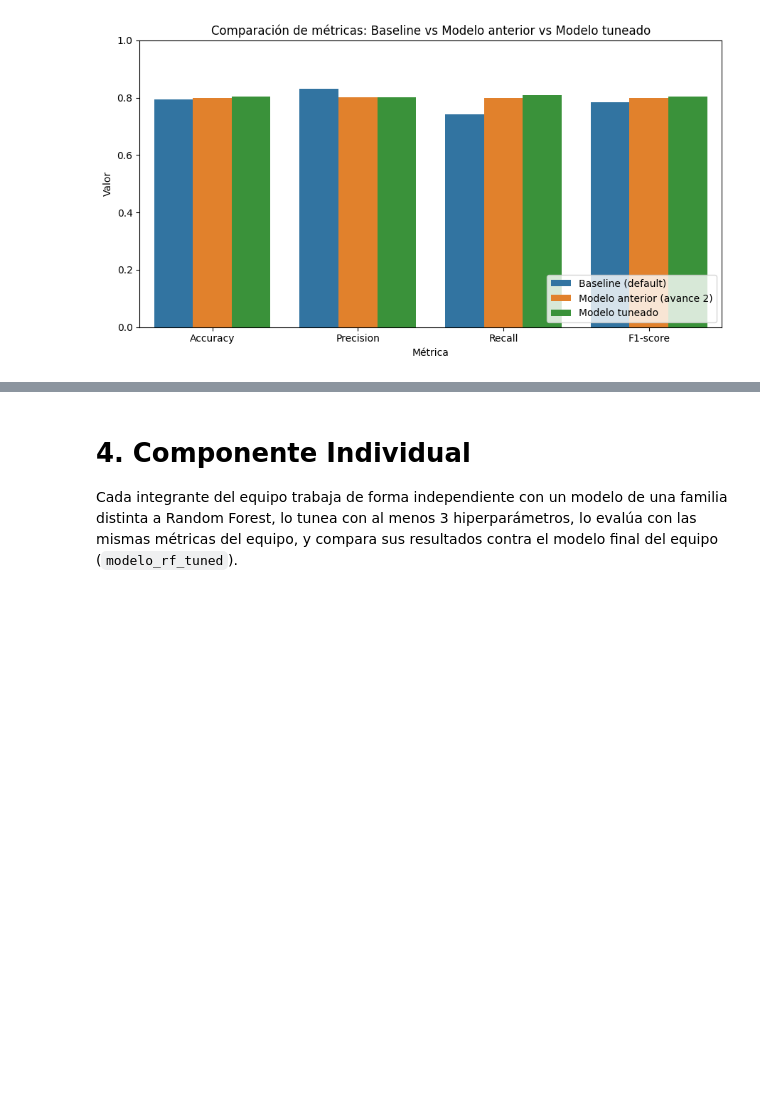
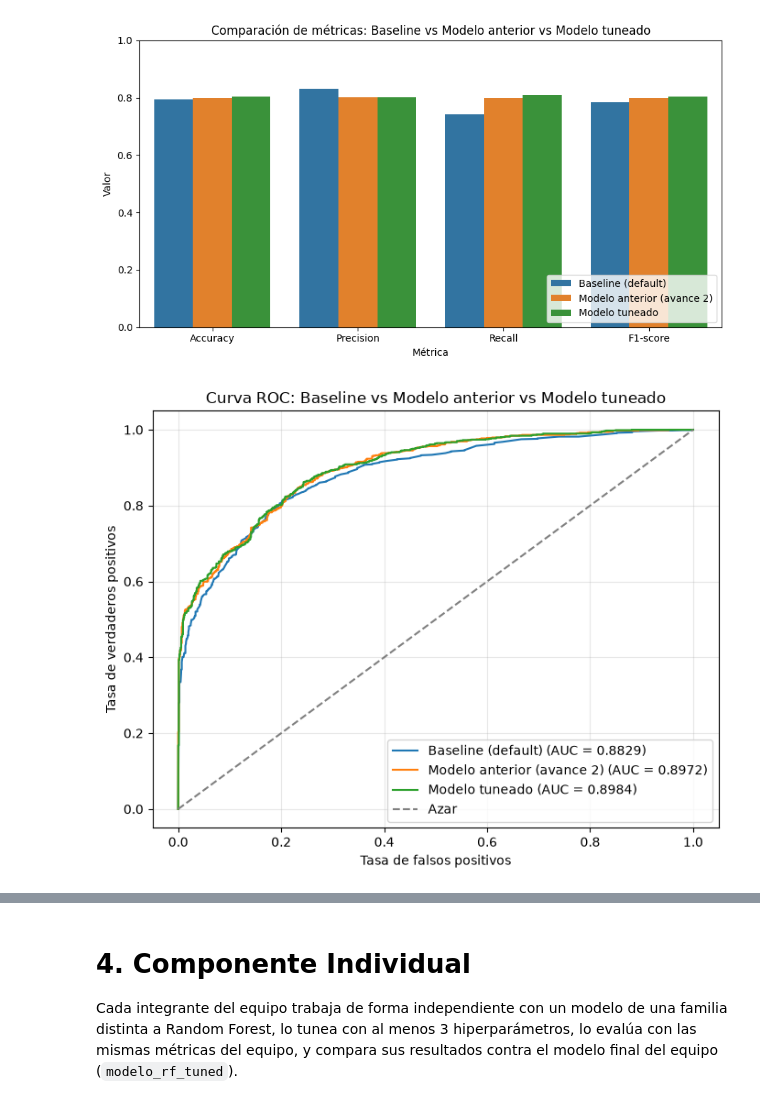
Before and after one commit to A01801224/TC3009C-RI, a Jupyter notebook: Notebooks/Reto_Tercer_Avance_Spaceship_Titanic.ipynb, the cells around one changed output, grey strips where cells are left out. Cells and saved outputs as stored; diff of their text form; code cells hidden in the pictures; blank space fills up the shorter version.

```diff
--- a/Notebooks/Reto_Tercer_Avance_Spaceship_Titanic.ipynb
+++ b/Notebooks/Reto_Tercer_Avance_Spaceship_Titanic.ipynb
@@ -570,6 +578,28 @@ plt.tight_layout()
 plt.show()
 # %% [output]
 [figure]
+# %%
+plt.figure(figsize=(7, 5.5))
+
+for modelo, nombre in [
+    (baseline_model, "Baseline (default)"),
+    (modelo_rf, "Modelo anterior (avance 2)"),
+    (modelo_rf_tuned, "Modelo tuneado"),
+]:
+    proba = modelo.predict_proba(X_test)[:, 1]
+    fpr, tpr, _ = roc_curve(y_test, proba)
+    plt.plot(fpr, tpr, label=f"{nombre} (AUC = {roc_auc_score(y_test, proba):.4f})")
+
+plt.plot([0, 1], [0, 1], "--", color="gray", label="Azar")
+plt.xlabel("Tasa de falsos positivos")
+plt.ylabel("Tasa de verdaderos positivos")
+plt.title("Curva ROC: Baseline vs Modelo anterior vs Modelo tuneado")
+plt.legend(loc="lower right")
+plt.grid(alpha=0.3)
+plt.tight_layout()
+plt.show()
+# %% [output]
+[figure, added]
 # %% [markdown]
 ## 3.4 Justificación del tuning
 
```
Also changed, not shown: parts of 15 cells of this notebook.
